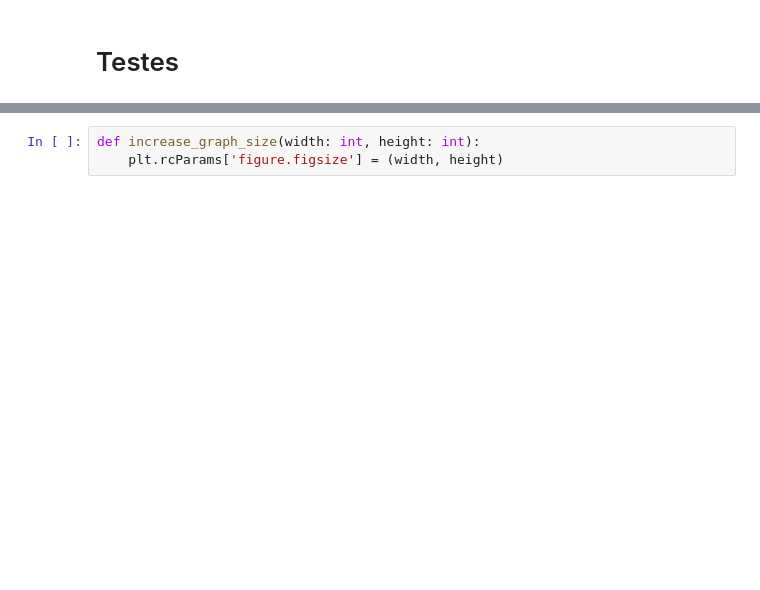
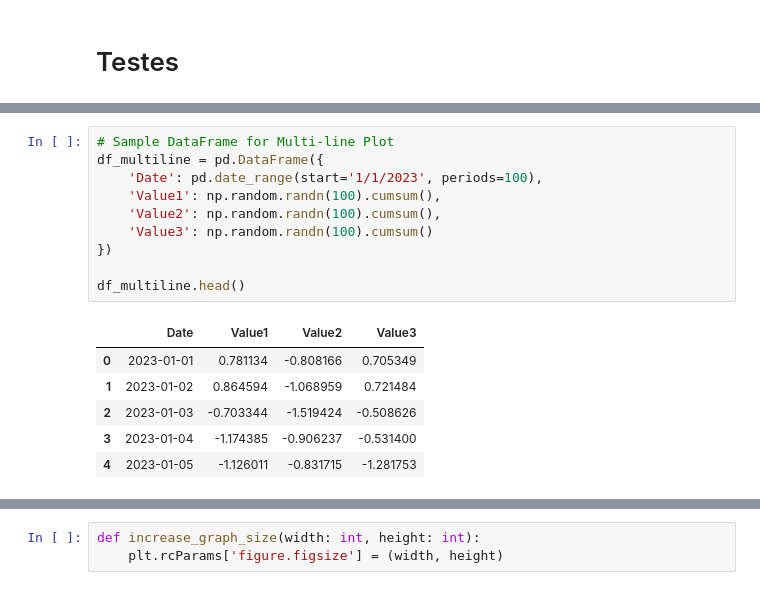
Before and after one commit to Abigor111/SunTzu, a Jupyter notebook: MetadataFunctions.ipynb, the cells around one changed output, grey strips where cells are left out. Saved outputs shown, nothing was run; the diff lists cells and outputs as text; blank space fills up the shorter version.

```diff
--- a/MetadataFunctions.ipynb
+++ b/MetadataFunctions.ipynb
@@ -215,0 +318,17 @@ df = pd.DataFrame(data)
+# %%
+# Sample DataFrame for Multi-line Plot
+df_multiline = pd.DataFrame({
+    'Date': pd.date_range(start='1/1/2023', periods=100),
+    'Value1': np.random.randn(100).cumsum(),
+    'Value2': np.random.randn(100).cumsum(),
+    'Value3': np.random.randn(100).cumsum()
+})
+
+df_multiline.head()
+# %% [output]
+|  | Date | Value1 | Value2 | Value3 |
+| 0 | 2023-01-01 | 0.781134 | -0.808166 | 0.705349 |
+| 1 | 2023-01-02 | 0.864594 | -1.068959 | 0.721484 |
+| 2 | 2023-01-03 | -0.703344 | -1.519424 | -0.508626 |
+| 3 | 2023-01-04 | -1.174385 | -0.906237 | -0.531400 |
+| 4 | 2023-01-05 | -1.126011 | -0.831715 | -1.281753 |
```
Also changed, not shown: parts of 101 cells of this notebook, 18 other files.
